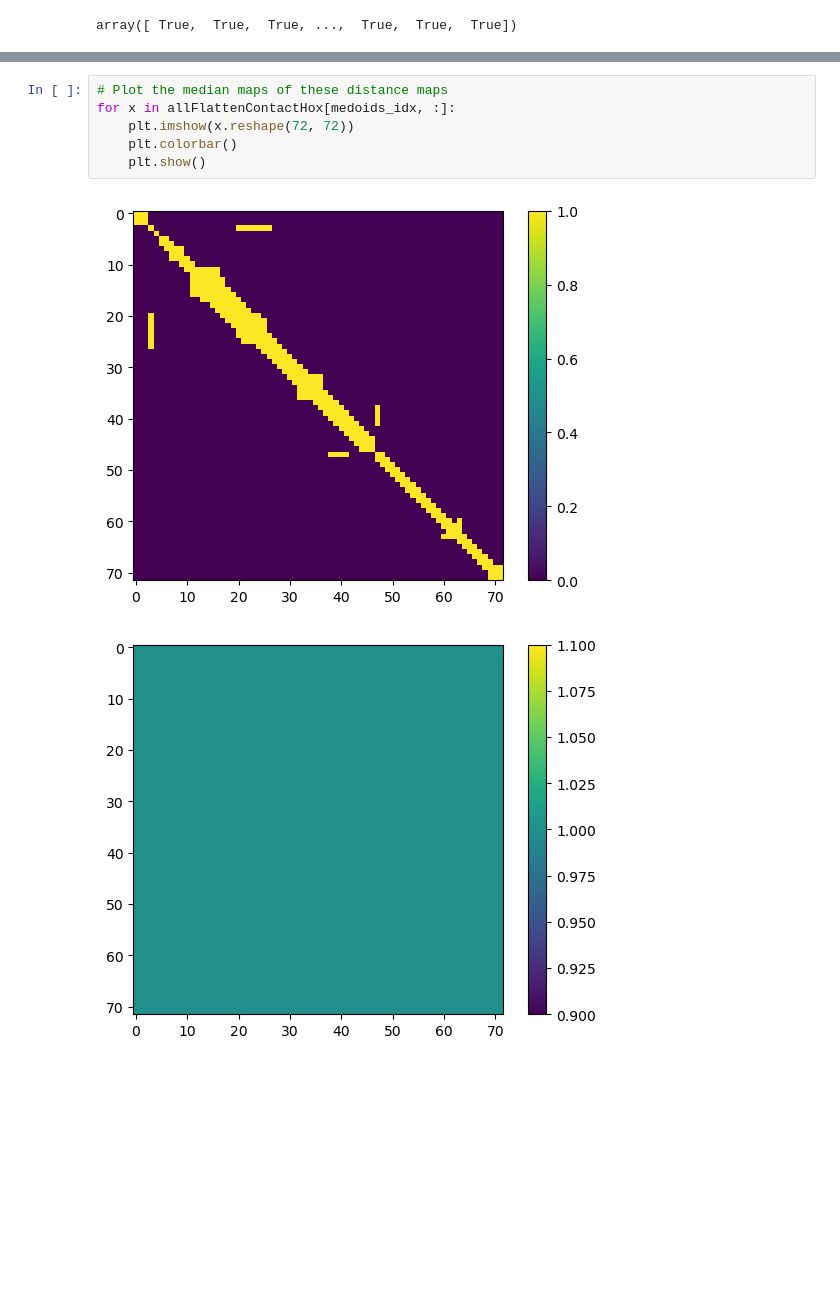
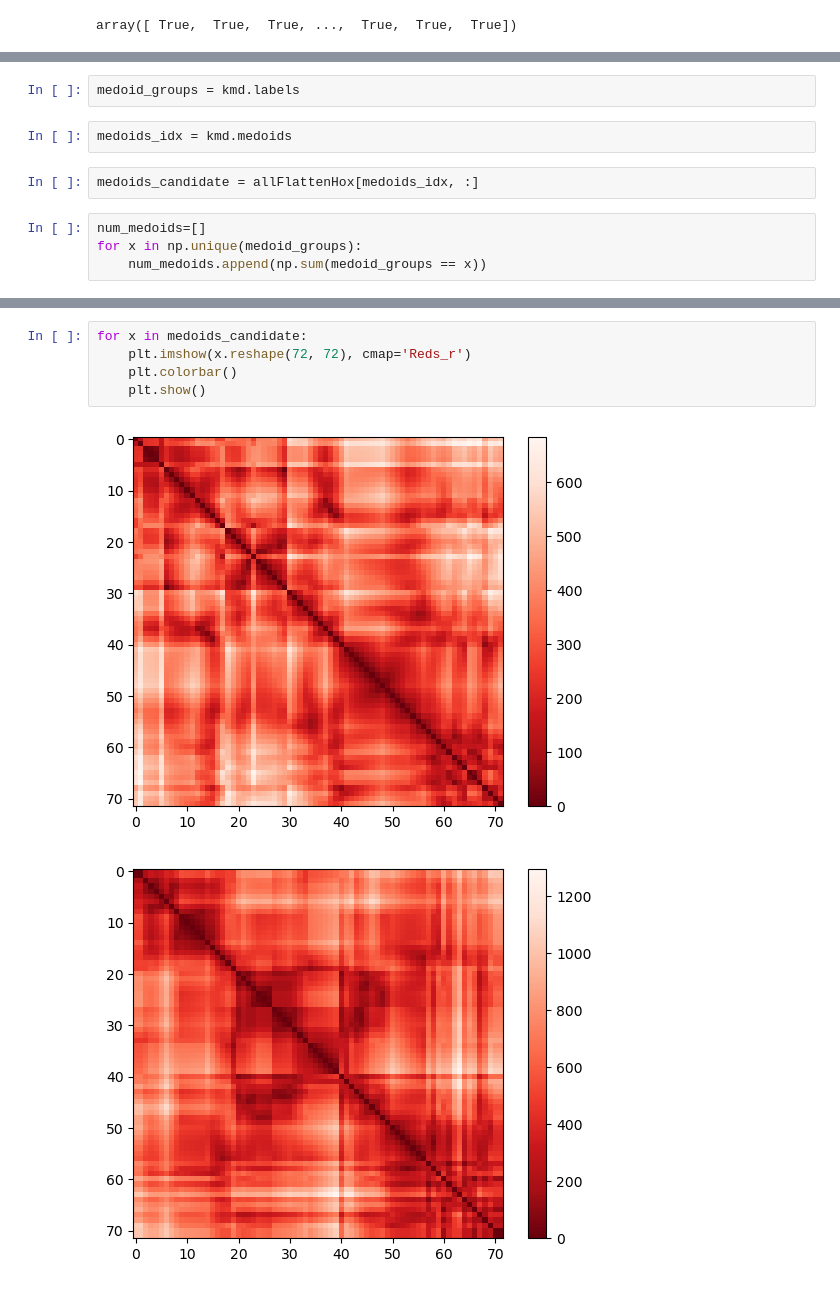
Before and after one commit to tee-udon/chromatin-ensemble-refinement, a Jupyter notebook: 20241003_VQ_Tonia.ipynb, the cells around one changed output, grey strips where cells are left out. Cells and saved outputs as stored; diff of their text form; blank space fills up the shorter version.

```diff
--- a/20241003_VQ_Tonia.ipynb
+++ b/20241003_VQ_Tonia.ipynb
@@ -137,0 +212,10 @@ array([ True,  True,  True, ...,  True,  True,  True])
+# %%
+medoid_groups = kmd.labels
+# %%
+medoids_idx = kmd.medoids
+# %%
+medoids_candidate = allFlattenHox[medoids_idx, :]
+# %%
+num_medoids=[]
+for x in np.unique(medoid_groups):
+    num_medoids.append(np.sum(medoid_groups == x))
@@ -138,9 +261,8 @@ array([ True,  True,  True, ...,  True,  True,  True])
 # %%
-# Plot the median maps of these distance maps
-for x in allFlattenContactHox[medoids_idx, :]:
-    plt.imshow(x.reshape(72, 72))
+for x in medoids_candidate:
+    plt.imshow(x.reshape(72, 72), cmap='Reds_r')
     plt.colorbar()
     plt.show()
 # %% [output]
-[figure, old version]
+[figure, new version]
-[figure, old version]
+[figure, new version]
```
Also changed, not shown: parts of 20 cells of this notebook, 1 other file.
